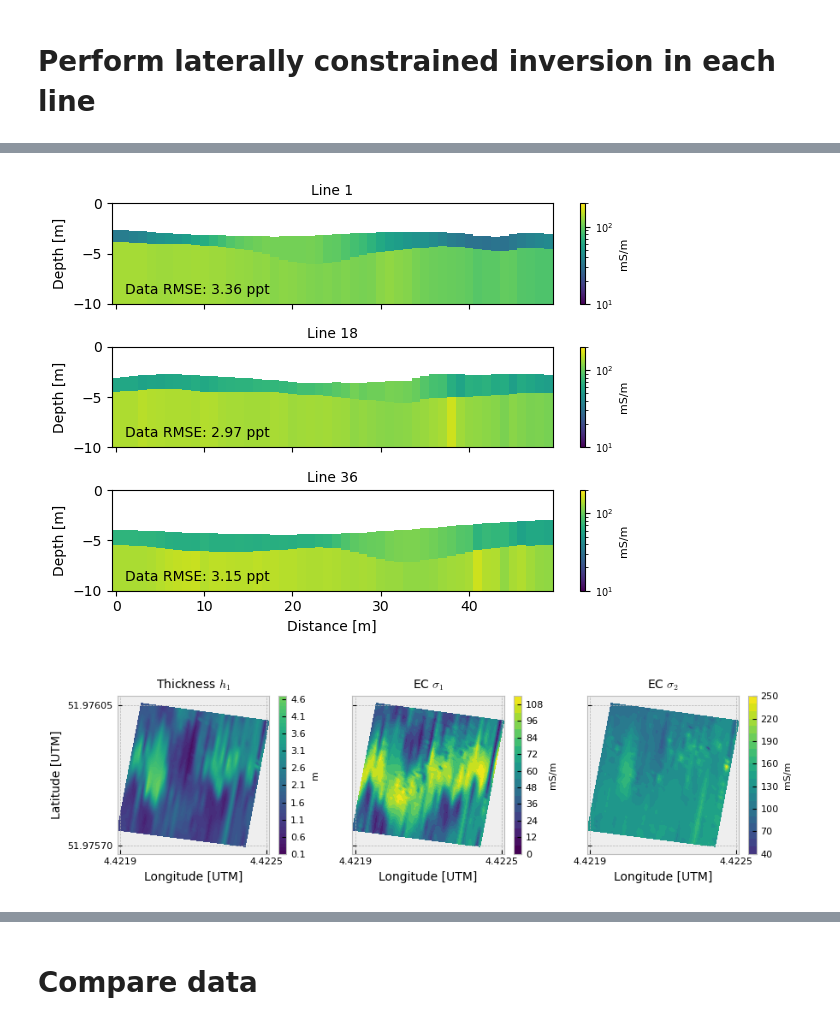
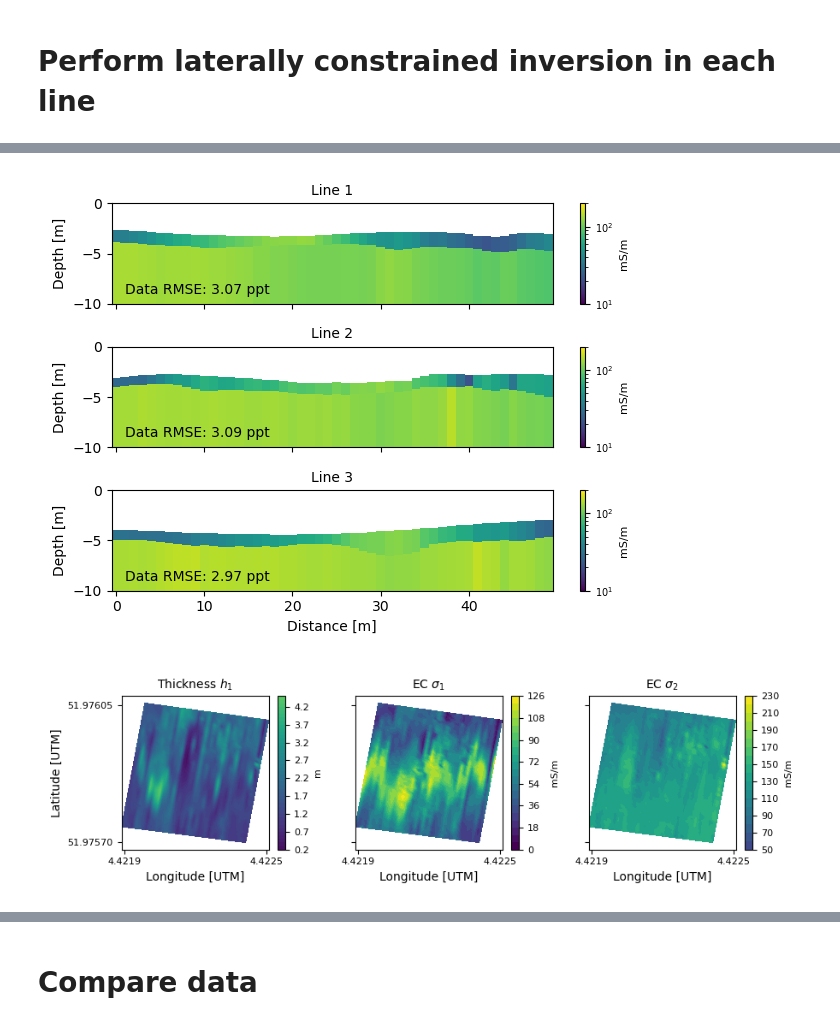
Before and after one commit to mariacarrizo/FDEM_LCI_PWI, a Jupyter notebook: Field/15_LCI_Field.ipynb, the cells around one changed output, grey strips where cells are left out. Saved outputs shown, nothing was run; the diff lists cells and outputs as text; code cells hidden in the pictures.

```diff
--- a/Field/15_LCI_Field.ipynb
+++ b/Field/15_LCI_Field.ipynb
@@ -33,7 +33,7 @@ Dataframe = pd.DataFrame(np.load('data/Field_data.npy'),
 # %%
 # Obtain H and V quadrature and in-phase measurements
 # For in-phase we only use measurements for offsets > 4 m
-data = np.array(pd.concat([Dataframe.loc[:,'H2Q':'V8Q'], Dataframe.loc[:,'H4IP':]], axis=1))
+data = np.array(pd.concat([Dataframe.loc[:,'H2Q':'P8Q'], Dataframe.loc[:,'H4IP':]], axis=1))
 npos = len(data) # number of 1D models
 nlay = 2 # number of layers
 
@@ -128,7 +132,7 @@ Jacobian size: 490 147 500
 ... (63 outputs left out)
 # %%
 model_inv = np.array(model_inv_full).reshape(nLines*nM,3)
-responses = np.array(response_full).reshape(nLines*nM,10)
+responses = np.array(response_full).reshape(nLines*nM,13)
 # %%
 air_layer = np.zeros_like(model_inv[:,0])
 air_layer_height = -Dataframe['Z']
@@ -143,29 +147,29 @@ rmse_L36 = root_mean_squared_error(data[1800:], responses[1800:])*1000
 # %%
 fig, ax = plt.subplots(3,1, sharex=True, )
 
 fs=10
 showStitchedModels(model_inv_topo[0:50], ax=ax[0], zMax=10, cMin=10, cMax=200, label='mS/m')
 ax[0].set_title('Line 1', fontsize=fs)
 ax[0].set_ylabel('Depth [m]', fontsize=fs)
 ax[0].text(1, -9, 'Data RMSE: ' + format(rmse_L1, ".2f") + ' ppt')
 
 showStitchedModels(model_inv_topo[900:950], ax=ax[1], zMax=10, cMin=10, cMax=200, label='mS/m')
-ax[1].set_title('Line 18', fontsize=fs)
+ax[1].set_title('Line 2', fontsize=fs)
 ax[1].set_ylabel('Depth [m]', fontsize=fs)
 ax[1].text(1, -9, 'Data RMSE: ' + format(rmse_L18, ".2f") + ' ppt')
 
 showStitchedModels(model_inv_topo[1800:], ax=ax[2], zMax=10, cMin=10, cMax=200, label='mS/m')
-ax[2].set_title('Line 36', fontsize=fs)
+ax[2].set_title('Line 3', fontsize=fs)
 ax[2].set_ylabel('Depth [m]', fontsize=fs)
 ax[2].set_xlabel('Distance [m]', fontsize=fs)
 ax[2].text(1, -9, 'Data RMSE: ' + format(rmse_L36, ".2f") + ' ppt')
 
 #fig.suptitle('LCI estimated models')
 plt.tight_layout()
 plt.savefig('figures/Lines_LCI.eps', format='eps')
 plt.show()
 # %% [output]
-[figure, old version]
+[figure, new version]
 # %%
 X = Dataframe['X']
 Y = Dataframe['Y']
@@ -218,10 +222,10 @@ c3.ax.tick_params(labelsize=8)
 #fig.suptitle('LCI estimated models')
 
 plt.tight_layout()
-plt.savefig('Maps_LCI.eps', format='eps')
+plt.savefig('figures/Maps_LCI.eps', format='eps')
 plt.show()
 # %% [output]
-[figure, old version]
+[figure, new version]
 # %%
 fig, ax = plt.subplots()
 
```
Also changed, not shown: parts of 8 cells of this notebook, 18 other files.
